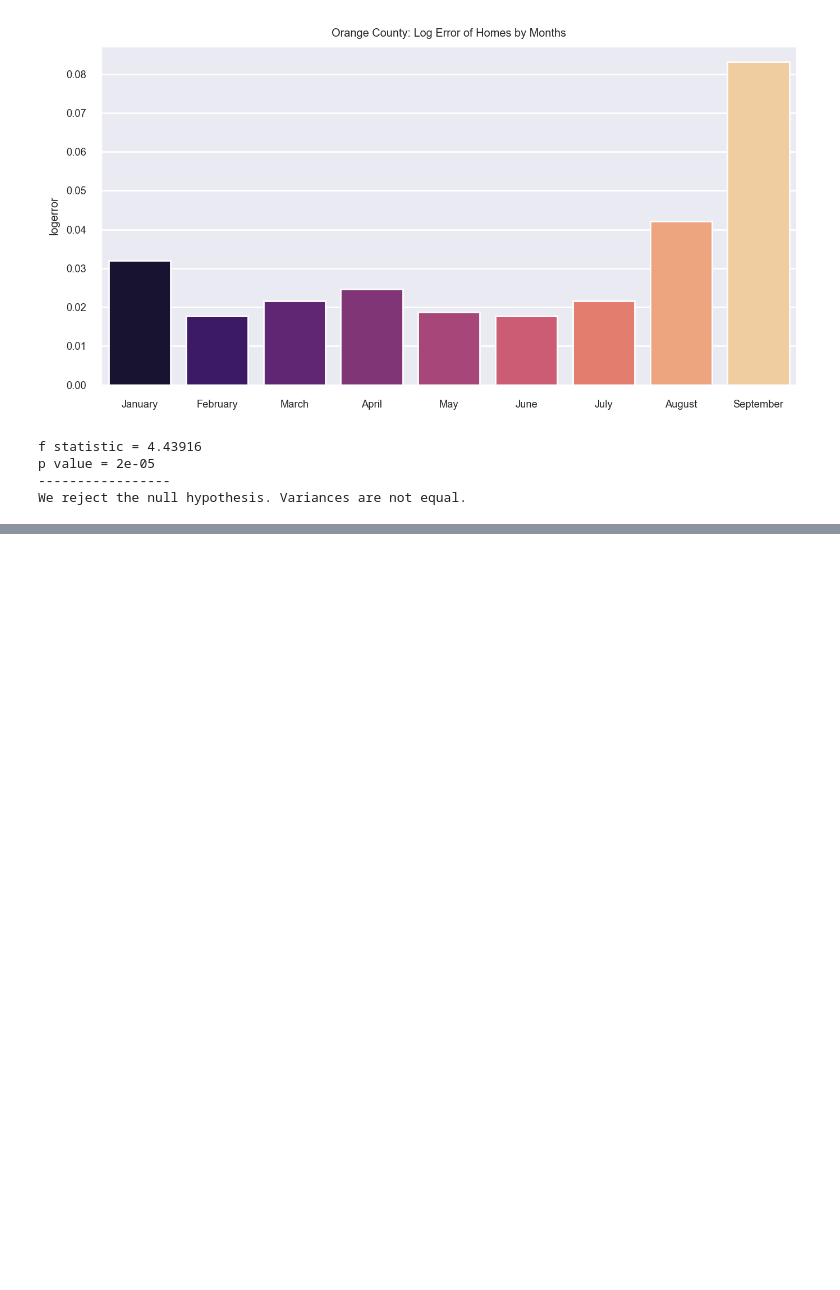
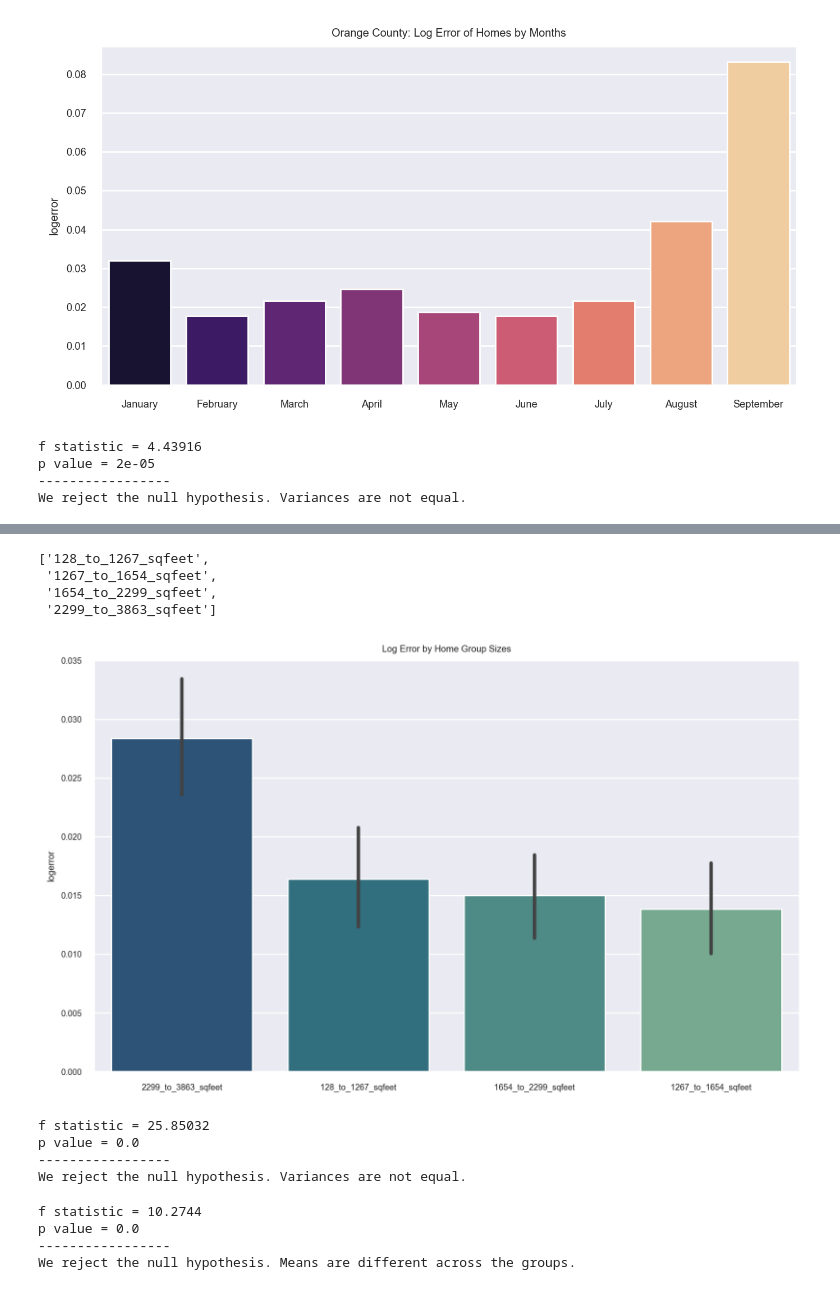
Before and after one commit to mijailmariano/clustering-exercises, a Jupyter notebook: modeling.ipynb, the cells around one changed output, grey strips where cells are left out. Saved outputs shown, nothing was run; the diff lists cells and outputs as text; code cells hidden in the pictures; blank space fills up the shorter version.

```diff
--- a/modeling.ipynb
+++ b/modeling.ipynb
@@ -1216,0 +1254,79 @@ We reject the null hypothesis. Variances are not equal.
+# %%
+size_lst = list(train_imputed["living_sqfeet-binned"].unique().sort_values())
+size_lst
+# %% [output]
+['128_to_1267_sqfeet',
+ '1267_to_1654_sqfeet',
+ '1654_to_2299_sqfeet',
+ '2299_to_3863_sqfeet']
+# %%
+# creating a for loop to bar plot log error for all months
+
+plt.figure(figsize = (10, 6))
+sns.set(font_scale = 0.6)
+sns.barplot(x = "living_sqfeet-binned",
+    y = "logerror",
+    data = train_imputed,
+    order = [
+        '2299_to_3863_sqfeet',
+        '128_to_1267_sqfeet',
+        '1654_to_2299_sqfeet',
+        '1267_to_1654_sqfeet'],
+    palette = "crest_r",
+    ci = 95)
+
+plt.title("Log Error by Home Group Sizes")
+plt.xlabel(None)
+plt.show()
+# %% [output]
+[figure, added]
+# %%
+# conducting levene test to assess variance
+
+#H0: Variances are equal
+#Ha: Variances are not equal
+
+l_stat, p_value = stats.levene(
+    train_imputed[train_imputed["living_sqfeet-binned"] == '128_to_1267_sqfeet'].logerror,
+    train_imputed[train_imputed["living_sqfeet-binned"] == '1267_to_1654_sqfeet'].logerror,
+    train_imputed[train_imputed["living_sqfeet-binned"] == '1654_to_2299_sqfeet'].logerror,
+    train_imputed[train_imputed["living_sqfeet-binned"] == '2299_to_3863_sqfeet'].logerror)
+
+
+# comparing the counties p_value to alpha
+print(f'f statistic = {l_stat.round(5)}')
+print(f'p value = {p_value.round(5)}')
+print("-----------------")
+
+if p_value < alpha:
+    print('We reject the null hypothesis. Variances are not equal.')
+else:
+    print('We fail to reject the null hypothesis. Variances are relatively equal.')
+# %% [output]
+f statistic = 25.85032
+p value = 0.0
+-----------------
+We reject the null hypothesis. Variances are not equal.
+# %%
+# ANOVA hypothesis test for: home size groups
+
+f_statistic, p_value = stats.f_oneway(
+    train_imputed[train_imputed["living_sqfeet-binned"] == '128_to_1267_sqfeet'].logerror,
+    train_imputed[train_imputed["living_sqfeet-binned"] == '1267_to_1654_sqfeet'].logerror,
+    train_imputed[train_imputed["living_sqfeet-binned"] == '1654_to_2299_sqfeet'].logerror,
+    train_imputed[train_imputed["living_sqfeet-binned"] == '2299_to_3863_sqfeet'].logerror)
+
+# comparing the counties p_value to alpha
+print(f'f statistic = {f_statistic.round(5)}')
+print(f'p value = {p_value.round(5)}')
+print("-----------------")
+
+if p_value < alpha:
+    print('We reject the null hypothesis. Means are different across the groups.')
+else:
+    print('We fail to reject the null hypothesis. Means are similar across the groups.')
+# %% [output]
+f statistic = 10.2744
+p value = 0.0
+-----------------
+We reject the null hypothesis. Means are different across the groups.
```
Also changed, not shown: parts of 17 cells of this notebook, 8 other files.
